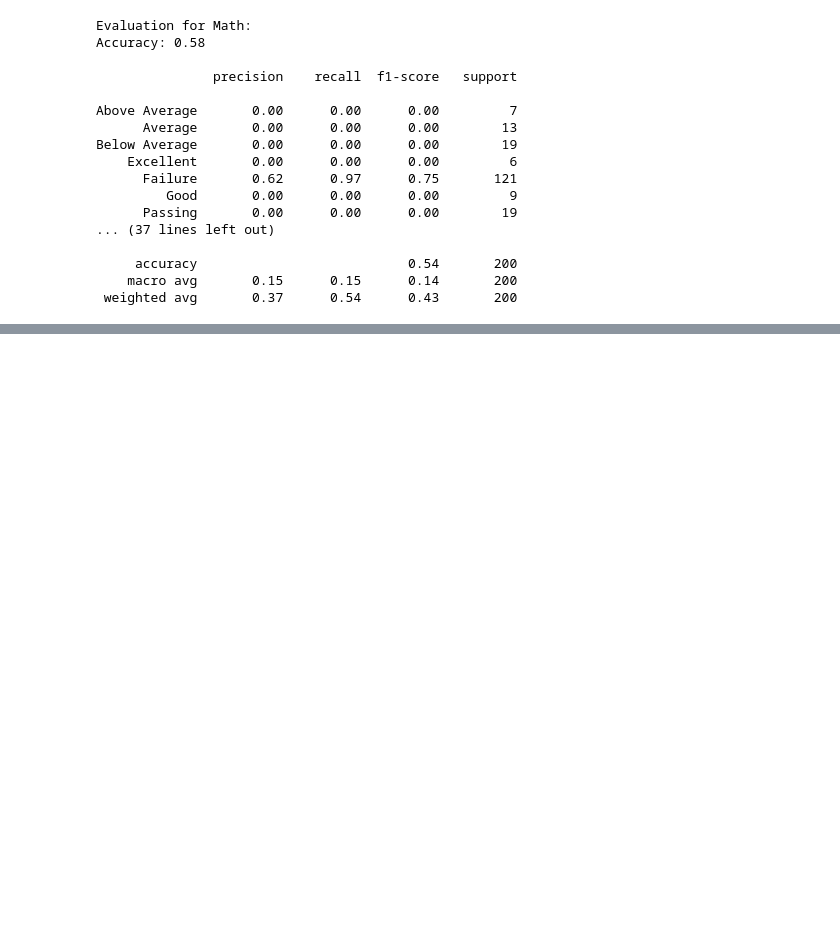
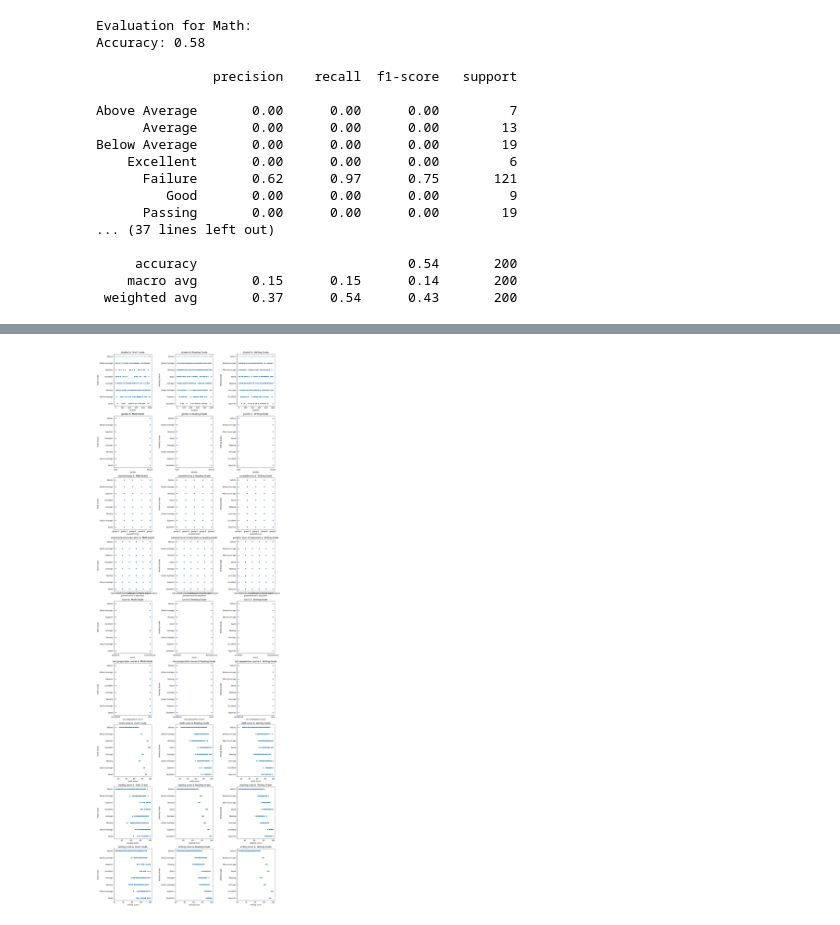
Before and after one commit to VladTemp27/student-classification-model, a Jupyter notebook: rule_based.ipynb, the cells around one changed output, grey strips where cells are left out. Cells and saved outputs as stored; diff of their text form; code cells hidden in the pictures; blank space fills up the shorter version.

```diff
--- a/rule_based.ipynb
+++ b/rule_based.ipynb
@@ -227,3 +244,38 @@ plot_scatter(y_test_writing, y_pred_writing, "Writing")
+# %%
+def plot_correlation_scatter(features, target_math, target_reading, target_writing):
+    """
+    Plot scatter plots to visualize correlations between features and math, reading, and writing grades.
+    """
+    # Create a figure with subplots
+    fig, axes = plt.subplots(len(features.columns), 3, figsize=(15, 5 * len(features.columns)))
+
+    # Loop through each numerical feature and plot against the three grades
+    for i, feature in enumerate(features.columns):
+        # Scatter plot for Math Grade
+        sns.scatterplot(x=features[feature], y=target_math, ax=axes[i, 0])
+        axes[i, 0].set_title(f"{feature} &  Math Grade")
+        axes[i, 0].set_xlabel(feature)
+        axes[i, 0].set_ylabel("Math Grade")
+
+        # Scatter plot for Reading Grade
+        sns.scatterplot(x=features[feature], y=target_reading, ax=axes[i, 1])
+        axes[i, 1].set_title(f"{feature} & Reading Grade")
+        axes[i, 1].set_xlabel(feature)
+        axes[i, 1].set_ylabel("Reading Grade")
+
+        # Scatter plot for Writing Grade
+        sns.scatterplot(x=features[feature], y=target_writing, ax=axes[i, 2])
+        axes[i, 2].set_title(f"{feature} &  Writing Grade")
+        axes[i, 2].set_xlabel(feature)
+        axes[i, 2].set_ylabel("Writing Grade")
+
+    plt.tight_layout()
+    plt.show()
+
+# Call the function to visualize scatter plots
+plot_correlation_scatter(features, target_math, target_reading, target_writing)
+# %% [output]
+[figure, added]
 # %%
 def plot_confusion_matrix(y_true, y_pred, subject):
     cm = confusion_matrix(y_true, y_pred)
```
Also changed, not shown: parts of 7 cells of this notebook.
